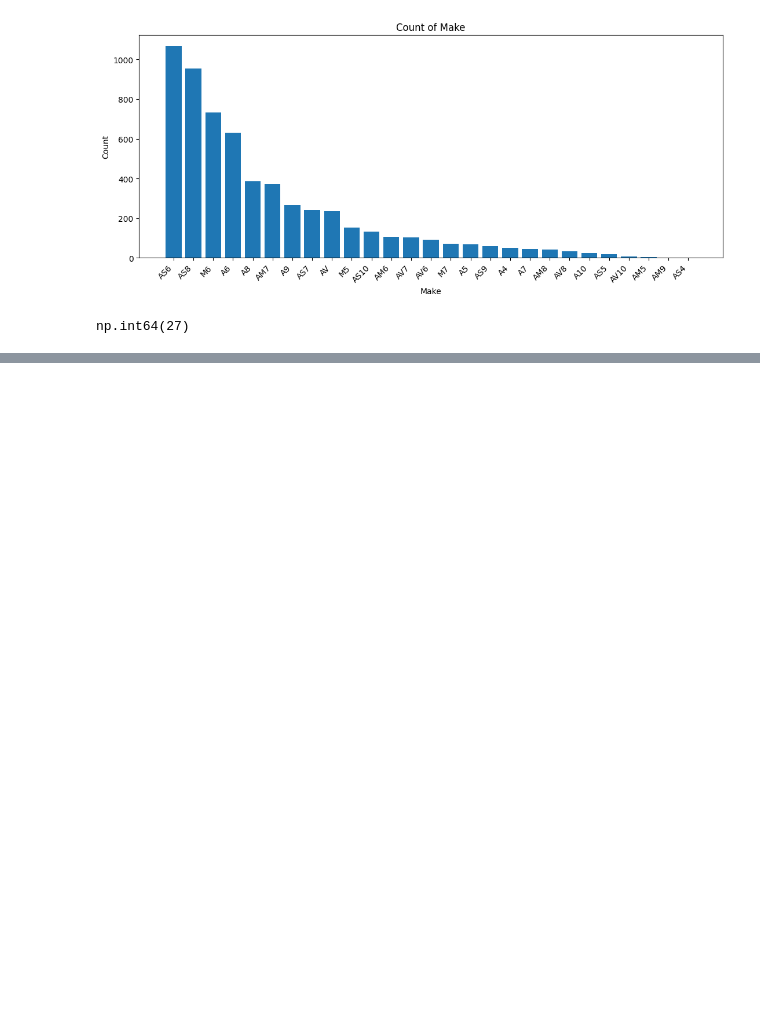
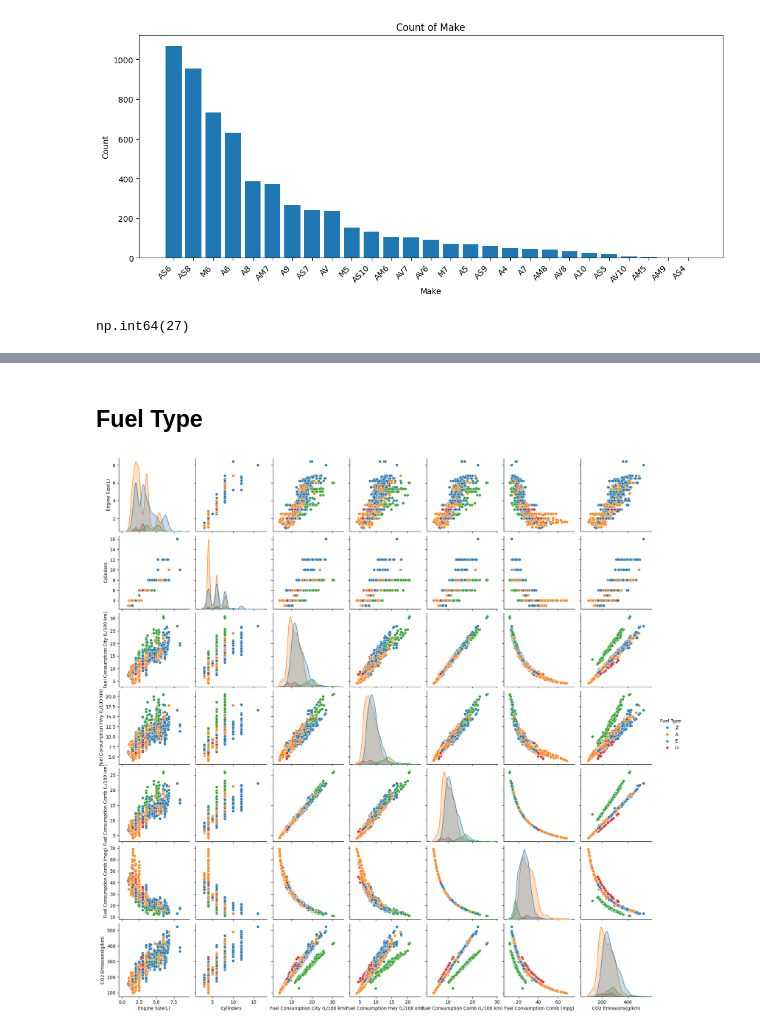
Before and after one commit to JavenMW/Emissions, a Jupyter notebook: Cleaning.ipynb, the cells around one changed output, grey strips where cells are left out. Cells and saved outputs as stored; diff of their text form; code cells hidden in the pictures; blank space fills up the shorter version.

```diff
--- a/Cleaning.ipynb
+++ b/Cleaning.ipynb
@@ -415,0 +440,7 @@ SMART          151.428571   150.0      7
+# %% [markdown]
+## Fuel Type
+# %%
+sns.pairplot(train_df2, hue='Fuel Type')
+plt.show()
+# %% [output]
+[figure, added]
```
Also changed, not shown: parts of 35 cells of this notebook.
